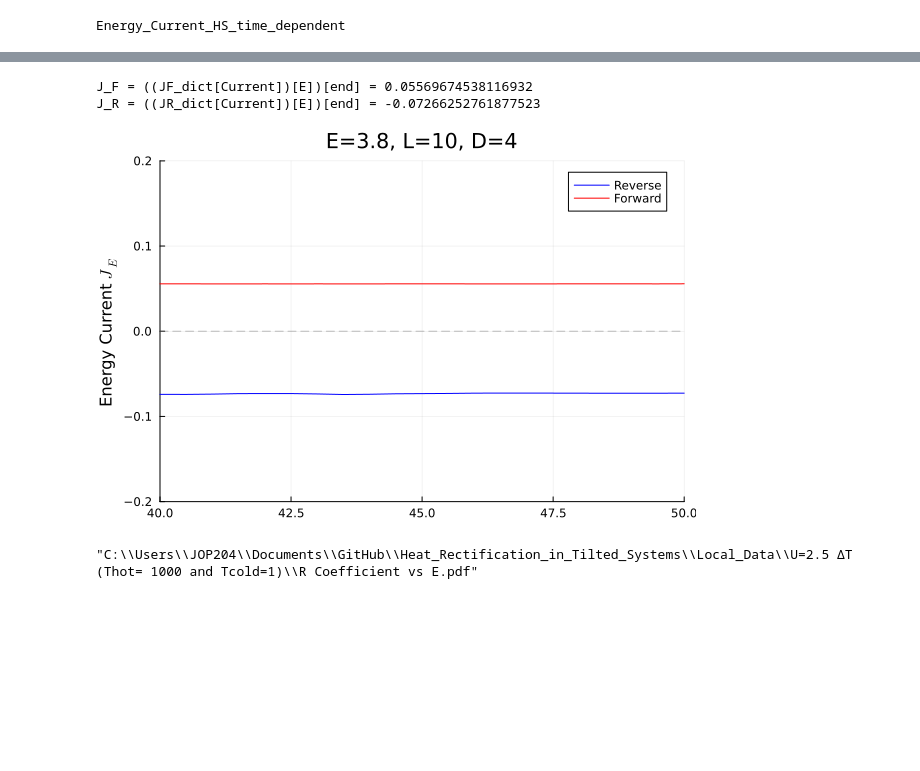
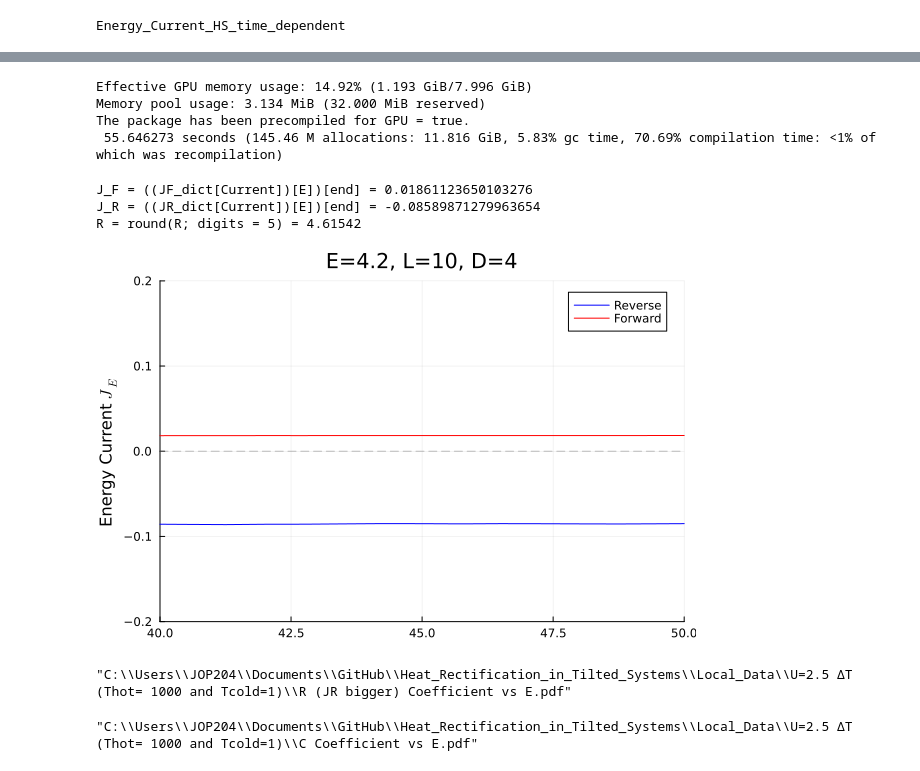
Before and after one commit to Joacop16/Heat_Rectification_in_Tilted_Systems, a Jupyter notebook: Plot_Results.ipynb, the cells around one changed output, grey strips where cells are left out. Cells and saved outputs as stored; diff of their text form; code cells hidden in the pictures; blank space fills up the shorter version.

Commit message:
Results for meeting with U = 10. It is also ready for running in CRC with more values of E

```diff
--- a/Plot_Results.ipynb
+++ b/Plot_Results.ipynb
@@ -15,3 +15,10 @@ The package has been precompiled for GPU = false.
+# %%
+precompile_package("TN_Superfermionic_Mesoscopic_Leads", true)
+# %% [output]
+Effective GPU memory usage: 14.92% (1.193 GiB/7.996 GiB)
+Memory pool usage: 3.134 MiB (32.000 MiB reserved)
+The package has been precompiled for GPU = true.
+ 55.646273 seconds (145.46 M allocations: 11.816 GiB, 5.83% gc time, 70.69% compilation time: <1% of which was recompilation)
 # %%
 L = 10
 D = 4
@@ -66,41 +84,58 @@ end
 # %%
 #For plotting an specific plot with zoom
 
-E = 3.8
+E = 4.2
 Current = "JE"
 
 plot(time_dict[E], JR_dict[Current][E], color = "blue", label = "Reverse")
 plot!(time_dict[E], JF_dict[Current][E], color = "red", label = "Forward")
 hline!([0], linestyle = :dash, color = "gray", label = false, alpha = 0.5)
 @show J_F = JF_dict[Current][E][end]
 @show J_R = JR_dict[Current][E][end]
 
 abs(J_F) > abs(J_R) ? R = abs(J_F/J_R) : R = abs(J_R/J_F)
-R = round(R; digits = 5)
+@show R = round(R; digits = 5)
 annotate!(time_dict[E][end]/2, 0.0 , L"R = "*"$R")
 title!("E=$E"*", L=$L"*", D=$D")
 Current == "JE" ? ylabel!("Energy Current "*L"J_{E}") : ylabel!("Particle Current "*L"J_{P}")
 
 #zoom?
 xlims!(40, 50)
 ylims!(-0.2, 0.2)
 # %% [output]
-J_F = ((JF_dict[Current])[E])[end] = 0.05569674538116932
-J_R = ((JR_dict[Current])[E])[end] = -0.07266252761877523
+J_F = ((JF_dict[Current])[E])[end] = 0.01861123650103276
+J_R = ((JR_dict[Current])[E])[end] = -0.08589871279963654
+R = round(R; digits = 5) = 4.61542
-[figure, old version]
+[figure, new version]
 # %%
 #Rectification coefficient.
 
-scatter(E_values, R_dict["JE"], xlabel = "E", ylabel = L"R = |max(J_{F}, J_{R})/min(J_{F}, J_{R})|", label = "Energy Current", color = "blue")
+scatter(E_values, R_dict["JE"], xlabel = "E", label = "Energy Current", color = "blue")
 plot!(E_values, R_dict["JE"], label = false, color = "blue")
 
 scatter!(E_values, R_dict["JP"], label = "Particle Current", color = "red")
 plot!(E_values, R_dict["JP"], label = false, color = "red")
 
-title!("D = $D, L = 10, U = 2.5")
-savefig(Folder*"R Coefficient vs E.pdf")
+title!("D = $D, L = 10, U = 10")
+ylabel!(L"R = -J_{R}/J_{F}")
+savefig(Folder*"R (JR bigger) Coefficient vs E.pdf")
 # %% [output]
-"C:\\Users\\JOP204\\Documents\\GitHub\\Heat_Rectification_in_Tilted_Systems\\Local_Data\\U=2.5 ΔT (Thot= 1000 and Tcold=1)\\R Coefficient vs E.pdf"
+"C:\\Users\\JOP204\\Documents\\GitHub\\Heat_Rectification_in_Tilted_Systems\\Local_Data\\U=2.5 ΔT (Thot= 1000 and Tcold=1)\\R (JR bigger) Coefficient vs E.pdf"
+# %%
+#Rectification coefficient.
+
+scatter(E_values, C_dict["JE"], xlabel = "E", label = "Energy Current", color = "blue")
+plot!(E_values, C_dict["JE"], label = false, color = "blue")
+
+scatter!(E_values, C_dict["JP"], label = "Particle Current", color = "red")
+plot!(E_values, C_dict["JP"], label = false, color = "red")
+
+title!("D = $D, L = 10, U = 10")
+ylabel!(L"C =\left|J_{F}+J_{R}|/|J_{F}-J_{R}\right|")
+
+savefig(Folder*"C Coefficient vs E.pdf")
+# %% [output]
+"C:\\Users\\JOP204\\Documents\\GitHub\\Heat_Rectification_in_Tilted_Systems\\Local_Data\\U=2.5 ΔT (Thot= 1000 and Tcold=1)\\C Coefficient vs E.pdf"
 # %%
 GPU = true
 
```
Also changed, not shown: parts of 4 cells of this notebook, 17 other files.
